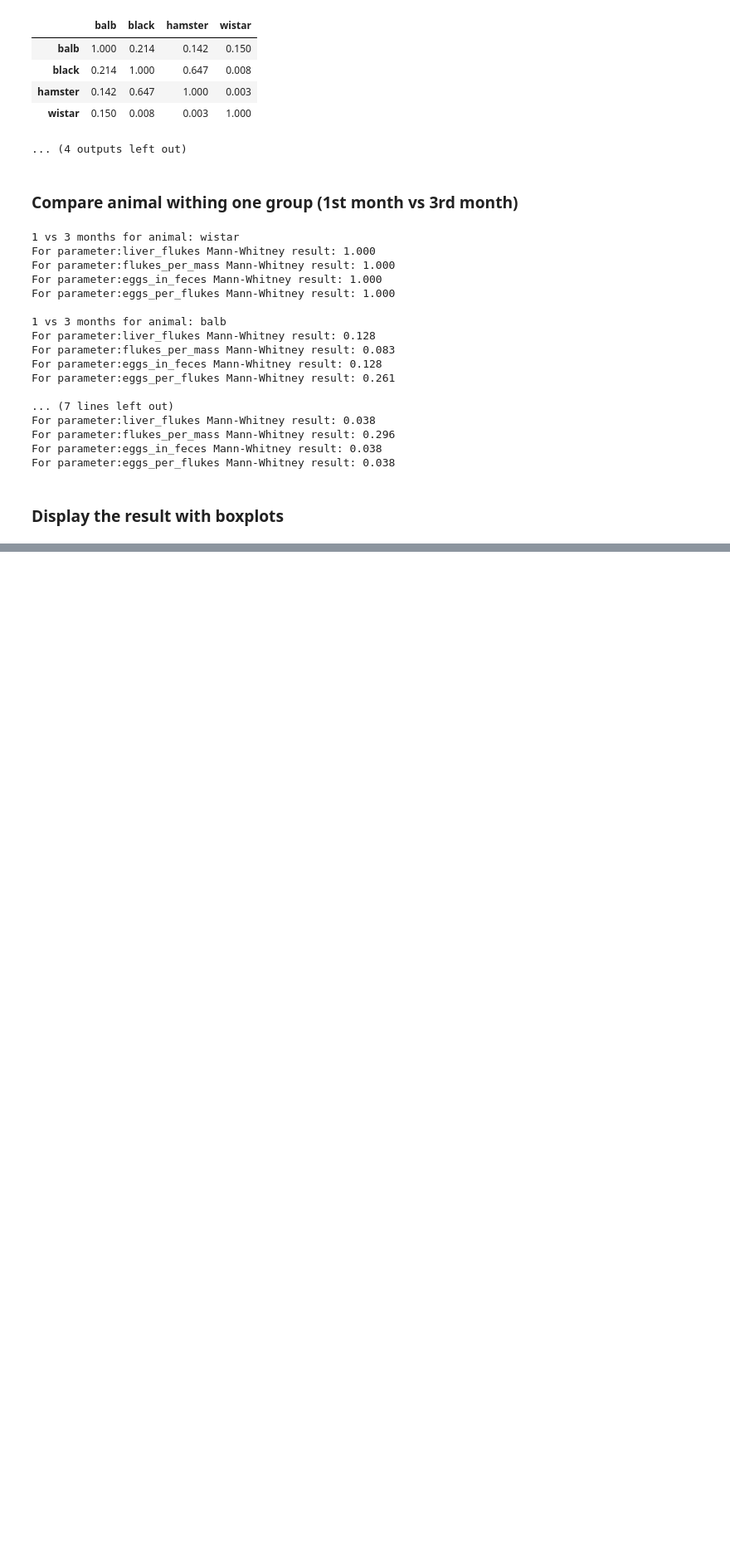
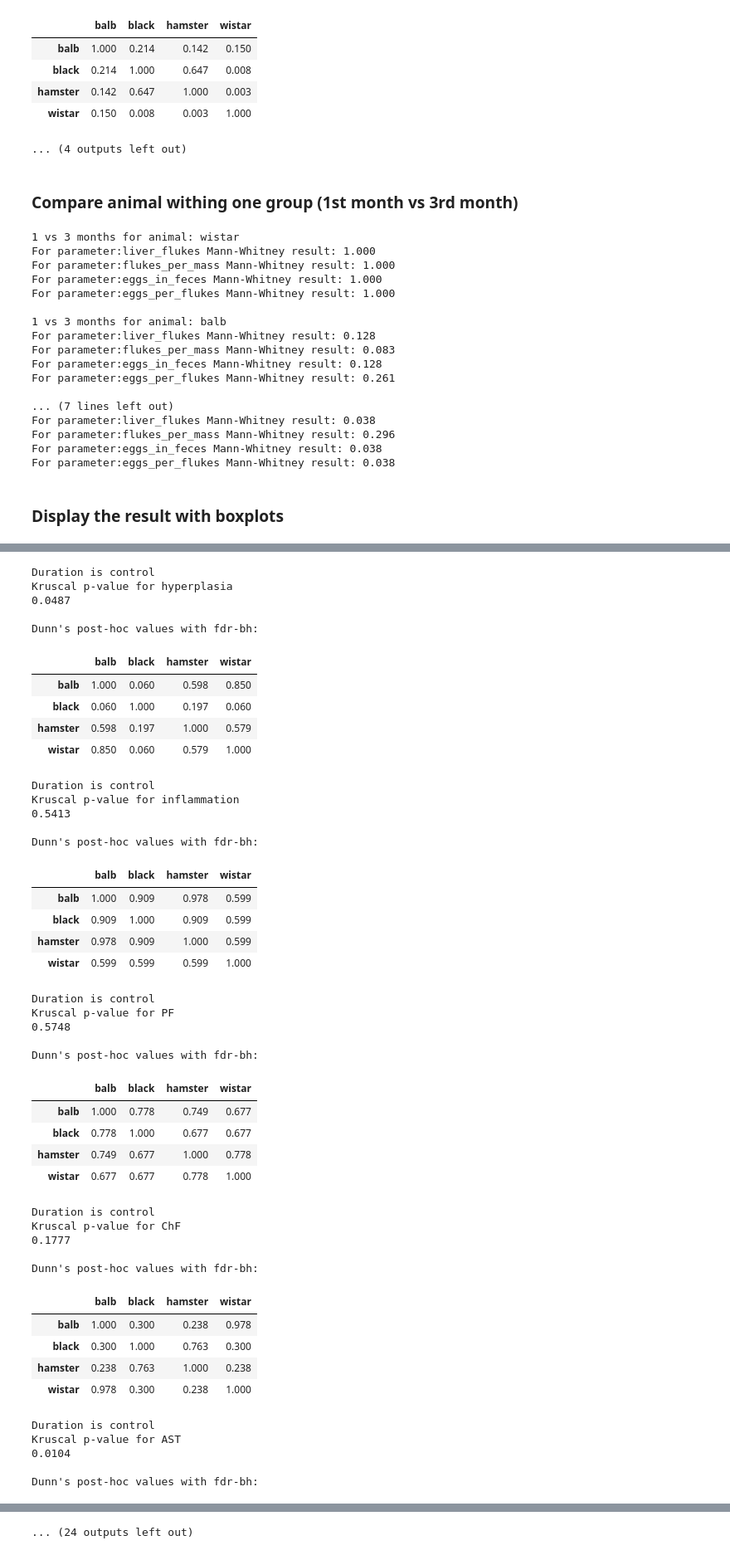
Before and after one commit to YarikKa2/Four_host_species_OF, a Jupyter notebook: Code/data_analysis.ipynb, the cells around one changed output, grey strips where cells are left out. Shown at 83% size. Drawn from its saved outputs; the diff is of its cells as text; code cells hidden in the pictures; blank space fills up the shorter version.

```diff
--- a/Code/data_analysis.ipynb
+++ b/Code/data_analysis.ipynb
@@ -420,0 +468,74 @@ display(liver_data)
+# %%
+for month in liver_data['timepoint'].unique():
+
+    mask_1 = liver_data['timepoint'] == month
+    temp_data = liver_data[mask_1]
+
+
+    wistar, balb, black, hamster = [temp_data[temp_data['animal_group'] == i] \
+        for i in temp_data['animal_group'].unique()]
+
+    for col in temp_data.columns[2:]:
+
+        print(f'Duration is {month}')
+        print(f'Kruscal p-value for {col}')
+        print(f'{kruskal(wistar[col], balb[col],
+                        black[col], hamster[col]).pvalue:.4f}\n')
+
+
+        dunn_results = dunn(a=temp_data,
+                            group_col='animal_group',
+                            val_col=col,
+                            p_adjust='fdr_bh')
+
+        styled_dunn = \
+            dunn_results.style.map(sinificant_bold_red).format('{:.3f}')
+
+        print("Dunn's post-hoc values with fdr-bh:" )
+        display(styled_dunn)
+# %% [output]
+Duration is control
+Kruscal p-value for hyperplasia
+0.0487
+
+Dunn's post-hoc values with fdr-bh:
+|  | balb | black | hamster | wistar |
+| balb | 1.000 | 0.060 | 0.598 | 0.850 |
+| black | 0.060 | 1.000 | 0.197 | 0.060 |
+| hamster | 0.598 | 0.197 | 1.000 | 0.579 |
+| wistar | 0.850 | 0.060 | 0.579 | 1.000 |
+Duration is control
+Kruscal p-value for inflammation
+0.5413
+
+Dunn's post-hoc values with fdr-bh:
+|  | balb | black | hamster | wistar |
+| balb | 1.000 | 0.909 | 0.978 | 0.599 |
+| black | 0.909 | 1.000 | 0.909 | 0.599 |
+| hamster | 0.978 | 0.909 | 1.000 | 0.599 |
+| wistar | 0.599 | 0.599 | 0.599 | 1.000 |
+Duration is control
+Kruscal p-value for PF
+0.5748
+
+Dunn's post-hoc values with fdr-bh:
+|  | balb | black | hamster | wistar |
+| balb | 1.000 | 0.778 | 0.749 | 0.677 |
+| black | 0.778 | 1.000 | 0.677 | 0.677 |
+| hamster | 0.749 | 0.677 | 1.000 | 0.778 |
+| wistar | 0.677 | 0.677 | 0.778 | 1.000 |
+Duration is control
+Kruscal p-value for ChF
+0.1777
+
+Dunn's post-hoc values with fdr-bh:
+|  | balb | black | hamster | wistar |
+| balb | 1.000 | 0.300 | 0.238 | 0.978 |
+| black | 0.300 | 1.000 | 0.763 | 0.300 |
+| hamster | 0.238 | 0.763 | 1.000 | 0.238 |
+| wistar | 0.978 | 0.300 | 0.238 | 1.000 |
+Duration is control
+Kruscal p-value for AST
+0.0104
+
+Dunn's post-hoc values with fdr-bh:
@@ -420,0 +557 @@ display(liver_data)
+... (24 outputs left out)
```
Also changed, not shown: parts of 8 cells of this notebook, 1 other file.
